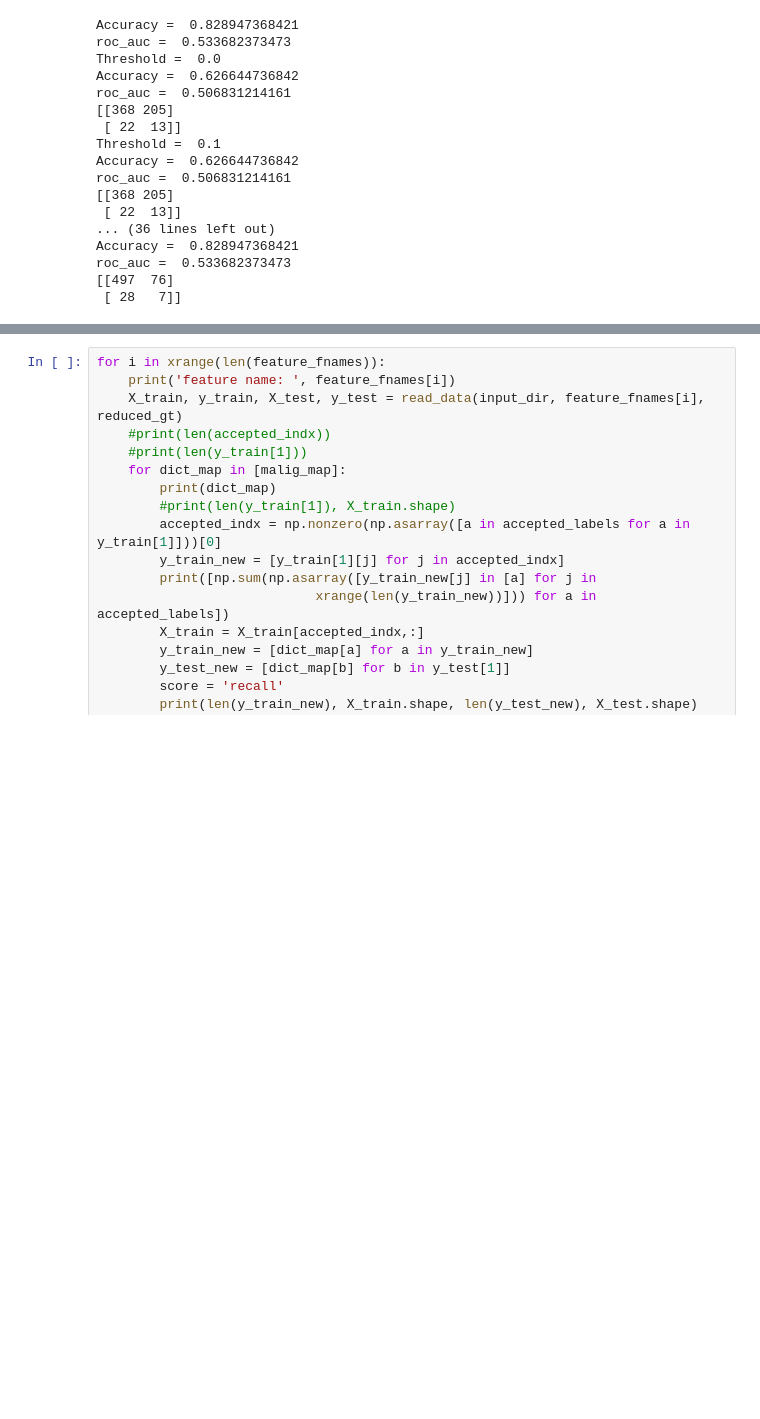
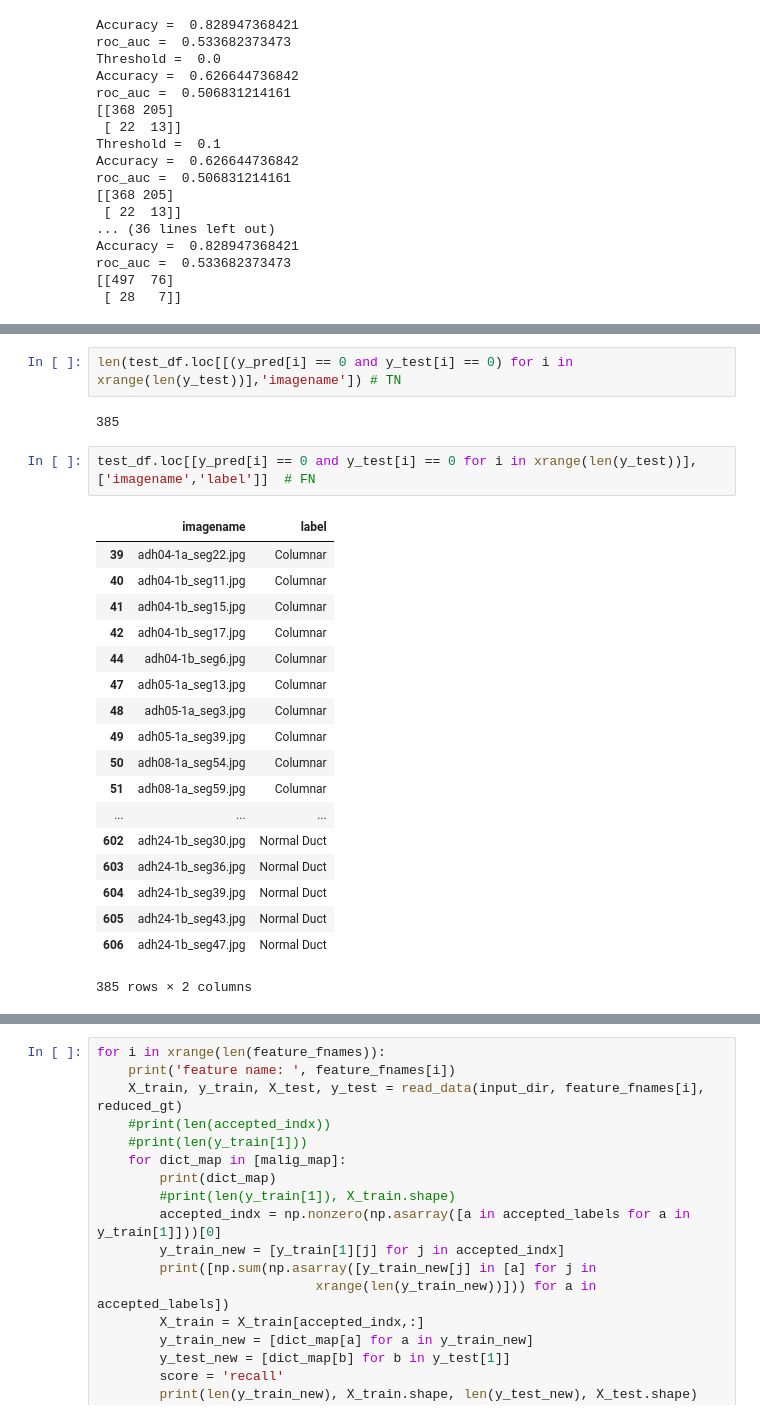
Before and after one commit to lun5/tissue-component-classification, a Jupyter notebook: jupyter_notebooks/ADH_imbalanced_learn.ipynb, the cells around one changed output, grey strips where cells are left out. Drawn from its saved outputs; the diff is of its cells as text; blank space fills up the shorter version.

```diff
--- a/jupyter_notebooks/ADH_imbalanced_learn.ipynb
+++ b/jupyter_notebooks/ADH_imbalanced_learn.ipynb
@@ -1209,0 +1399,25 @@ roc_auc =  0.533682373473
+# %%
+len(test_df.loc[[(y_pred[i] == 0 and y_test[i] == 0) for i in xrange(len(y_test))],'imagename']) # TN
+# %% [output]
+385
+# %%
+test_df.loc[[y_pred[i] == 0 and y_test[i] == 0 for i in xrange(len(y_test))],['imagename','label']]  # FN
+# %% [output]
+|  | imagename | label |
+| 39 | adh04-1a_seg22.jpg | Columnar |
+| 40 | adh04-1b_seg11.jpg | Columnar |
+| 41 | adh04-1b_seg15.jpg | Columnar |
+| 42 | adh04-1b_seg17.jpg | Columnar |
+| 44 | adh04-1b_seg6.jpg | Columnar |
+| 47 | adh05-1a_seg13.jpg | Columnar |
+| 48 | adh05-1a_seg3.jpg | Columnar |
+| 49 | adh05-1a_seg39.jpg | Columnar |
+| 50 | adh08-1a_seg54.jpg | Columnar |
+| 51 | adh08-1a_seg59.jpg | Columnar |
+| ... | ... | ... |
+| 602 | adh24-1b_seg30.jpg | Normal Duct |
+| 603 | adh24-1b_seg36.jpg | Normal Duct |
+| 604 | adh24-1b_seg39.jpg | Normal Duct |
+| 605 | adh24-1b_seg43.jpg | Normal Duct |
+| 606 | adh24-1b_seg47.jpg | Normal Duct |
+385 rows × 2 columns
```
Also changed, not shown: parts of 23 cells of this notebook, 10 other files.
